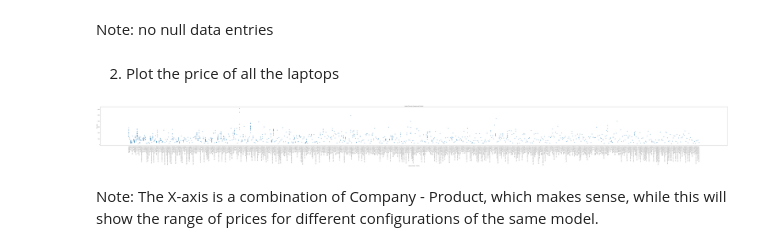
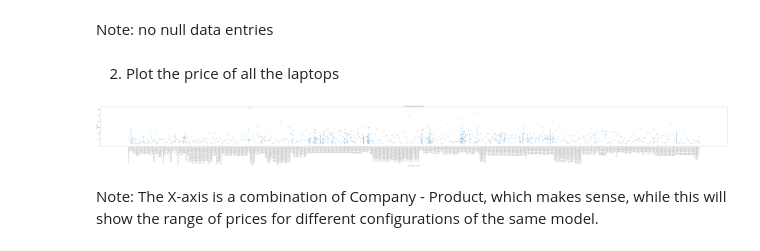
Before and after one commit to prashastham/DSMiniProj1, a Jupyter notebook: q2.ipynb, the cells around one changed output. Cells and saved outputs as stored; diff of their text form; code cells hidden in the pictures.

```diff
--- a/q2.ipynb
+++ b/q2.ipynb
@@ -41,23 +41,30 @@ memory usage: 149.5+ KB
 Note: no null data entries
 # %% [markdown]
 2. Plot the price of all the laptops
+# %%
+# In order to ensure consistency in product and brand names, we can standardize the 'Company' and 'Product' columns by stripping leading/trailing spaces and converting to title case.
+laptop_df['Company'] = laptop_df['Company'].str.strip().str.title()
+laptop_df['Product'] = laptop_df['Product'].str.strip().str.title()
+
+# Convert commas to dot in 'Product' and remove trailing "
+laptop_df['Product'] = laptop_df['Product'].str.replace(',', '.').str.replace(r'\s*".*$', '', regex=True)
 # %%
 sns.set_style("white")
 
 # Plot prices of all laptops
 plt.figure(figsize=(100, 10))
-# X axis: combination of Brand and Product for better distinction
+# X axis: combination of Brand and Product for better distinction sorted in alphabetical order
 laptop_labels = laptop_df['Company'] + ' - ' + laptop_df['Product']
-plt.scatter(laptop_labels, laptop_df['Price (Euro)'], alpha=0.6, color="#1f77b4")
+plt.scatter(sorted(laptop_labels), laptop_df['Price (Euro)'], alpha=0.6, color="#1f77b4",)
 # Increase x-axis spacing for better readability
 plt.xticks(rotation=90, fontsize=8)
 plt.title('Laptop Prices by Company and Product')
 plt.xlabel('Laptop (Company - Product)')
 plt.ylabel('Price (Euro)')
 plt.tight_layout()
 plt.show()
 # %% [output]
-[figure, old version]
+[figure, new version]
 # %% [markdown]
 Note: The X-axis is a combination of Company - Product, which makes sense, while this will show the range of prices for different configurations of the same model.
 # %% [markdown]
```
Also changed, not shown: parts of 1 cell of this notebook.
